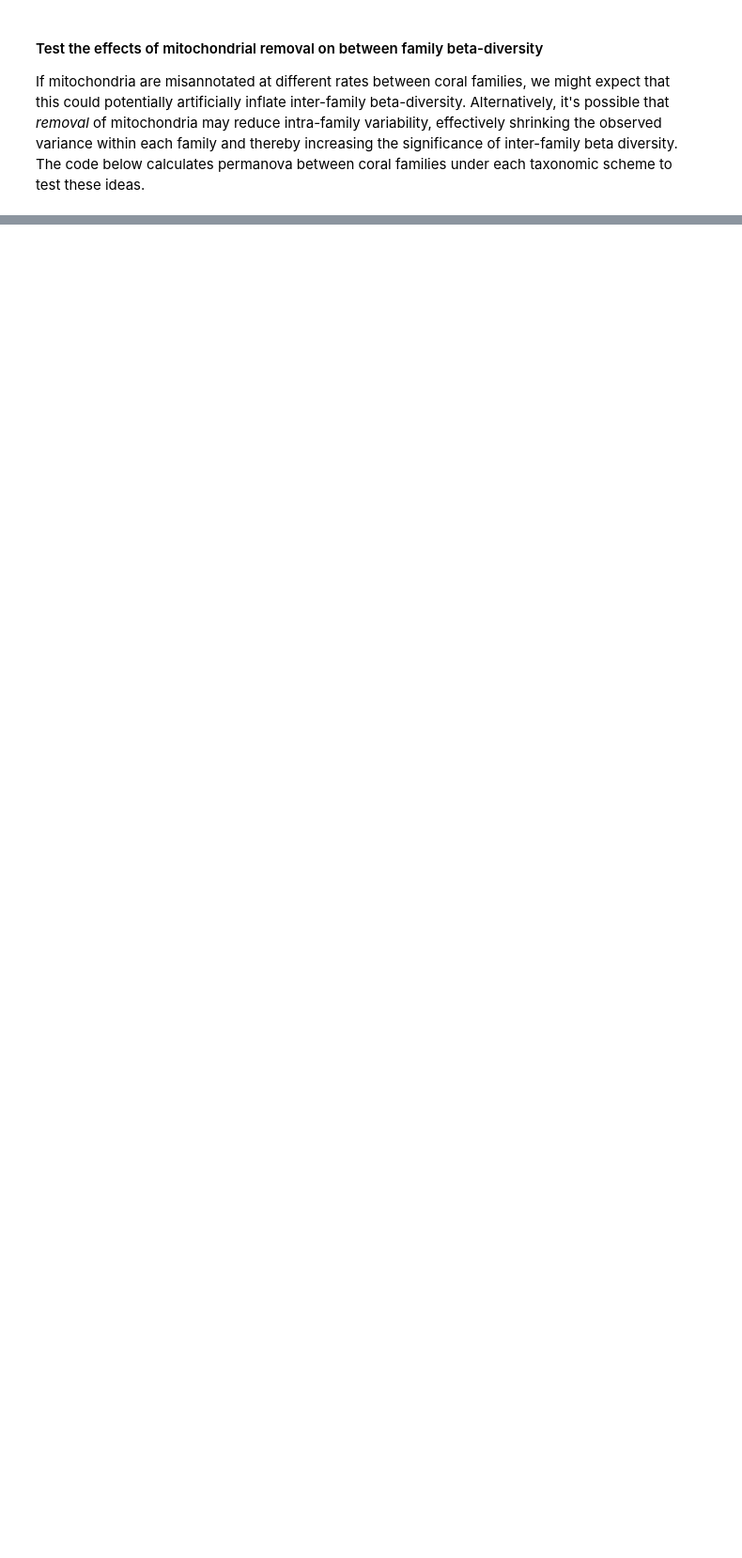
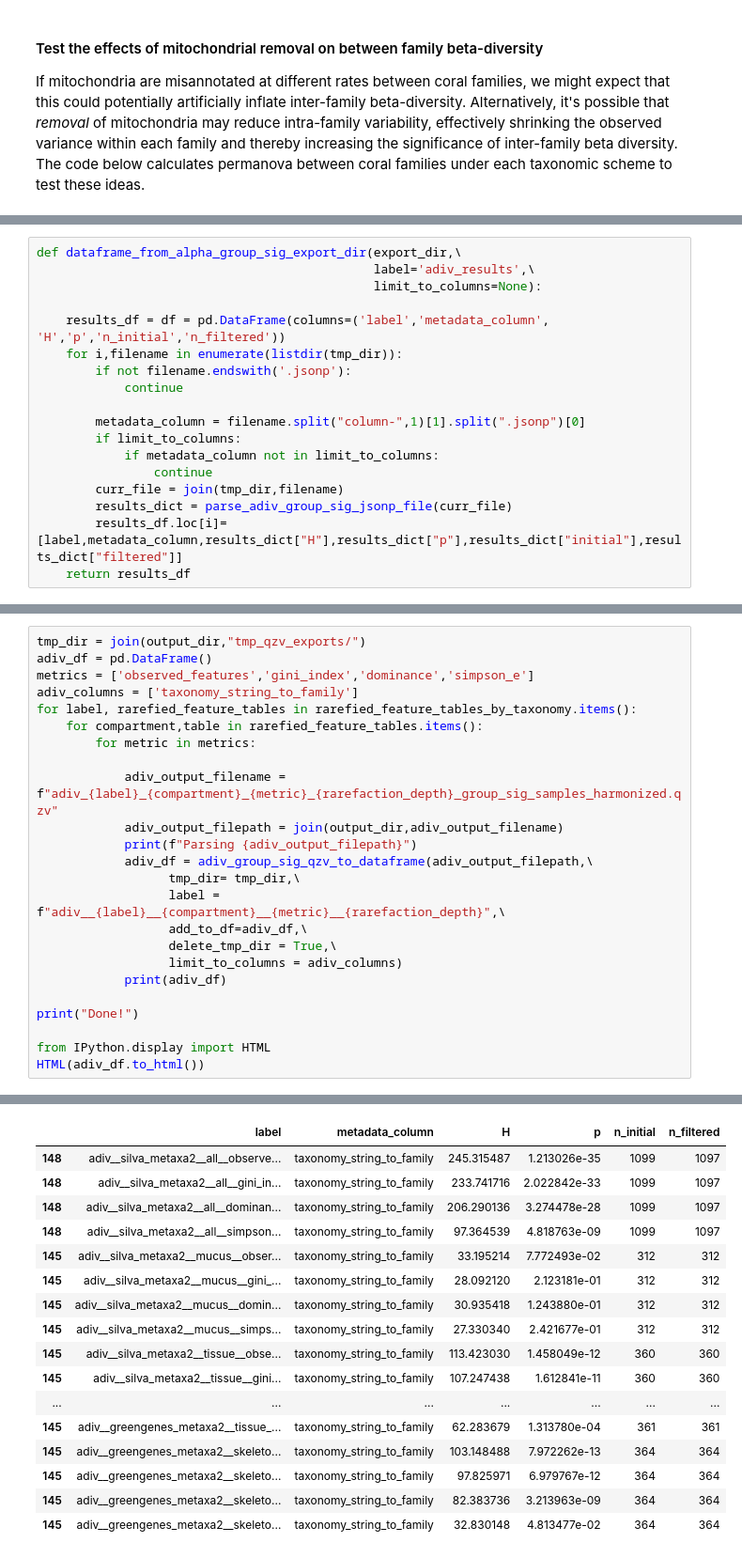
Before and after one commit to zaneveld/GCMP_Global_Disease, a Jupyter notebook: analysis/organelle_removal/procedure/effects_of_rarefaction.ipynb, the cells around one changed output, grey strips where cells are left out. Shown at 94% size. Cells and saved outputs as stored; diff of their text form; blank space fills up the shorter version.

```diff
--- a/analysis/organelle_removal/procedure/effects_of_rarefaction.ipynb
+++ b/analysis/organelle_removal/procedure/effects_of_rarefaction.ipynb
@@ -435,0 +679,18 @@ Saving significance results to:/Users/jzaneveld/Dropbox/Zaneveld_Lab_Organizatio
+# %%
+def dataframe_from_alpha_group_sig_export_dir(export_dir,\
+                                              label='adiv_results',\
+                                              limit_to_columns=None):
+
+    results_df = df = pd.DataFrame(columns=('label','metadata_column', 'H','p','n_initial','n_filtered'))
+    for i,filename in enumerate(listdir(tmp_dir)):
+        if not filename.endswith('.jsonp'):
+            continue
+
+        metadata_column = filename.split("column-",1)[1].split(".jsonp")[0]
+        if limit_to_columns:
+            if metadata_column not in limit_to_columns:
+                continue
+        curr_file = join(tmp_dir,filename)
+        results_dict = parse_adiv_group_sig_jsonp_file(curr_file)
+        results_df.loc[i]= [label,metadata_column,results_dict["H"],results_dict["p"],results_dict["initial"],results_dict["filtered"]]
+    return results_df
@@ -435,0 +763,25 @@ Saving significance results to:/Users/jzaneveld/Dropbox/Zaneveld_Lab_Organizatio
+# %%
+tmp_dir = join(output_dir,"tmp_qzv_exports/")
+adiv_df = pd.DataFrame()
+metrics = ['observed_features','gini_index','dominance','simpson_e']
+adiv_columns = ['taxonomy_string_to_family']
+for label, rarefied_feature_tables in rarefied_feature_tables_by_taxonomy.items():
+    for compartment,table in rarefied_feature_tables.items():
+        for metric in metrics:
+
+            adiv_output_filename = f"adiv_{label}_{compartment}_{metric}_{rarefaction_depth}_group_sig_samples_harmonized.qzv"
+            adiv_output_filepath = join(output_dir,adiv_output_filename)
+            print(f"Parsing {adiv_output_filepath}")
+            adiv_df = adiv_group_sig_qzv_to_dataframe(adiv_output_filepath,\
+                  tmp_dir= tmp_dir,\
+                  label = f"adiv__{label}__{compartment}__{metric}__{rarefaction_depth}",\
+                  add_to_df=adiv_df,\
+                  delete_tmp_dir = True,\
+                  limit_to_columns = adiv_columns)
+            print(adiv_df)
+
+print("Done!")
+
+from IPython.display import HTML
+HTML(adiv_df.to_html())
+# %% [output]
@@ -435,0 +805,17 @@ Saving significance results to:/Users/jzaneveld/Dropbox/Zaneveld_Lab_Organizatio
+|  | label | metadata_column | H | p | n_initial | n_filtered |
+| 148 | adiv__silva_metaxa2__all__observe... | taxonomy_string_to_family | 245.315487 | 1.213026e-35 | 1099 | 1097 |
+| 148 | adiv__silva_metaxa2__all__gini_in... | taxonomy_string_to_family | 233.741716 | 2.022842e-33 | 1099 | 1097 |
+| 148 | adiv__silva_metaxa2__all__dominan... | taxonomy_string_to_family | 206.290136 | 3.274478e-28 | 1099 | 1097 |
+| 148 | adiv__silva_metaxa2__all__simpson... | taxonomy_string_to_family | 97.364539 | 4.818763e-09 | 1099 | 1097 |
+| 145 | adiv__silva_metaxa2__mucus__obser... | taxonomy_string_to_family | 33.195214 | 7.772493e-02 | 312 | 312 |
+| 145 | adiv__silva_metaxa2__mucus__gini_... | taxonomy_string_to_family | 28.092120 | 2.123181e-01 | 312 | 312 |
+| 145 | adiv__silva_metaxa2__mucus__domin... | taxonomy_string_to_family | 30.935418 | 1.243880e-01 | 312 | 312 |
+| 145 | adiv__silva_metaxa2__mucus__simps... | taxonomy_string_to_family | 27.330340 | 2.421677e-01 | 312 | 312 |
+| 145 | adiv__silva_metaxa2__tissue__obse... | taxonomy_string_to_family | 113.423030 | 1.458049e-12 | 360 | 360 |
+| 145 | adiv__silva_metaxa2__tissue__gini... | taxonomy_string_to_family | 107.247438 | 1.612841e-11 | 360 | 360 |
+| ... | ... | ... | ... | ... | ... | ... |
+| 145 | adiv__greengenes_metaxa2__tissue_... | taxonomy_string_to_family | 62.283679 | 1.313780e-04 | 361 | 361 |
+| 145 | adiv__greengenes_metaxa2__skeleto... | taxonomy_string_to_family | 103.148488 | 7.972262e-13 | 364 | 364 |
+| 145 | adiv__greengenes_metaxa2__skeleto... | taxonomy_string_to_family | 97.825971 | 6.979767e-12 | 364 | 364 |
+| 145 | adiv__greengenes_metaxa2__skeleto... | taxonomy_string_to_family | 82.383736 | 3.213963e-09 | 364 | 364 |
+| 145 | adiv__greengenes_metaxa2__skeleto... | taxonomy_string_to_family | 32.830148 | 4.813477e-02 | 364 | 364 |
```
Also changed, not shown: parts of 12 cells of this notebook.
